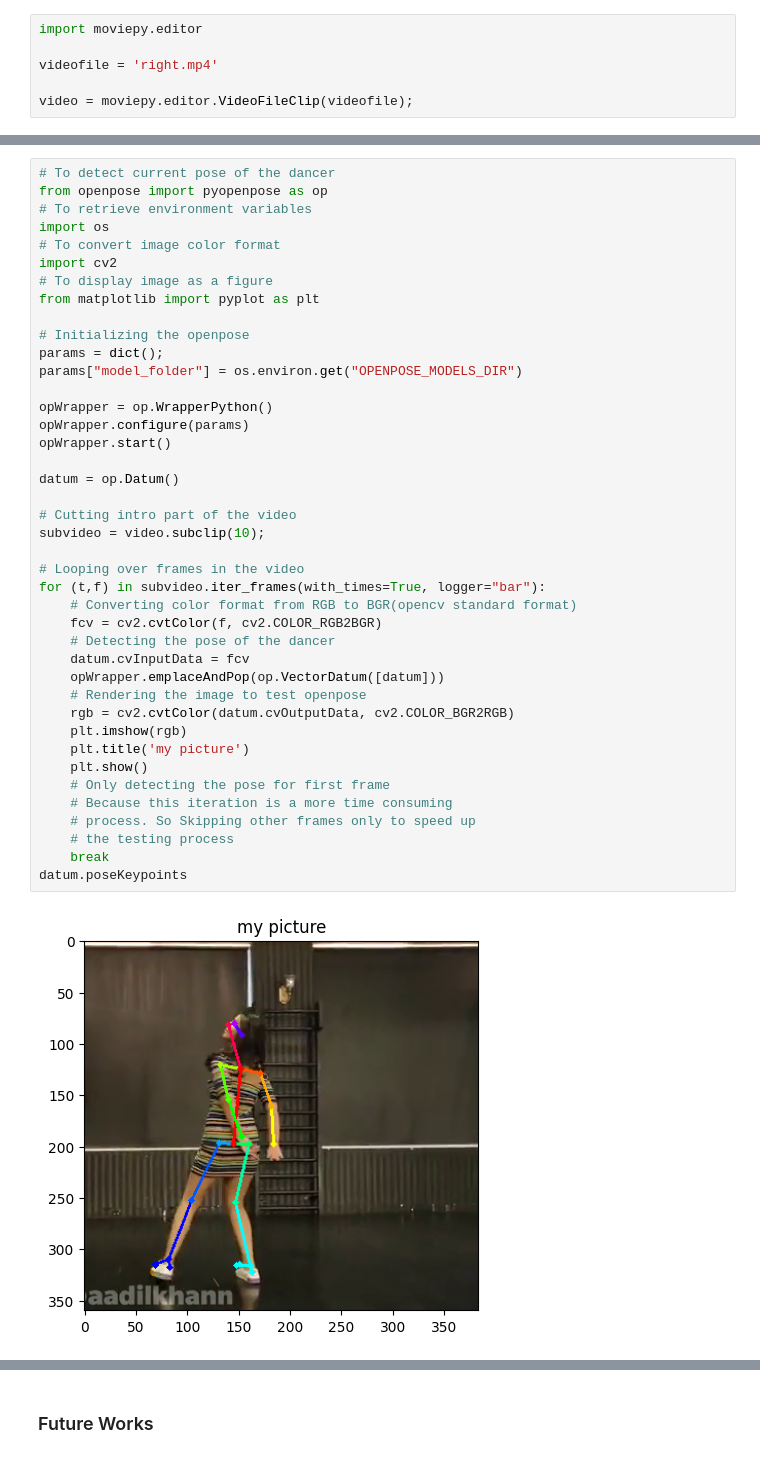
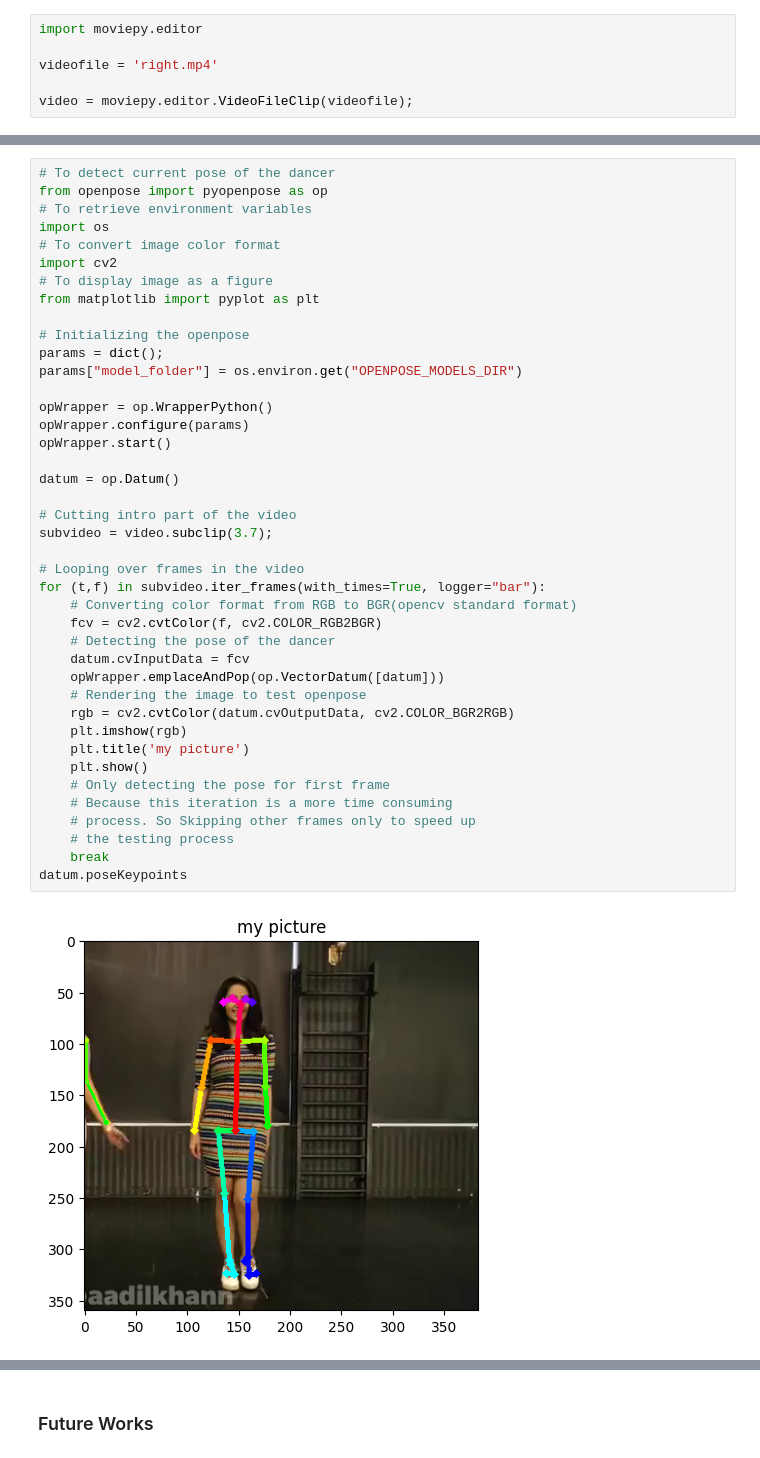
Before and after one commit to whizsid/dancingml, a Jupyter notebook: Dance.ipynb, the cells around one changed output, grey strips where cells are left out. Saved outputs shown, nothing was run; the diff lists cells and outputs as text.

```diff
--- a/Dance.ipynb
+++ b/Dance.ipynb
@@ -33,32 +33,32 @@ from matplotlib import pyplot as plt
 params = dict();
 params["model_folder"] = os.environ.get("OPENPOSE_MODELS_DIR")
 
 opWrapper = op.WrapperPython()
 opWrapper.configure(params)
 opWrapper.start()
 
 datum = op.Datum()
 
 # Cutting intro part of the video
-subvideo = video.subclip(10);
+subvideo = video.subclip(3.7);
 
 # Looping over frames in the video
 for (t,f) in subvideo.iter_frames(with_times=True, logger="bar"):
     # Converting color format from RGB to BGR(opencv standard format)
     fcv = cv2.cvtColor(f, cv2.COLOR_RGB2BGR)
     # Detecting the pose of the dancer
     datum.cvInputData = fcv
     opWrapper.emplaceAndPop(op.VectorDatum([datum]))
     # Rendering the image to test openpose
     rgb = cv2.cvtColor(datum.cvOutputData, cv2.COLOR_BGR2RGB)
     plt.imshow(rgb)
     plt.title('my picture')
     plt.show()
     # Only detecting the pose for first frame
     # Because this iteration is a more time consuming
     # process. So Skipping other frames only to speed up
     # the testing process
     break
 datum.poseKeypoints
 # %% [output]
-[figure, old version]
+[figure, new version]
```
Also changed, not shown: parts of 7 cells of this notebook, 5 other files.
